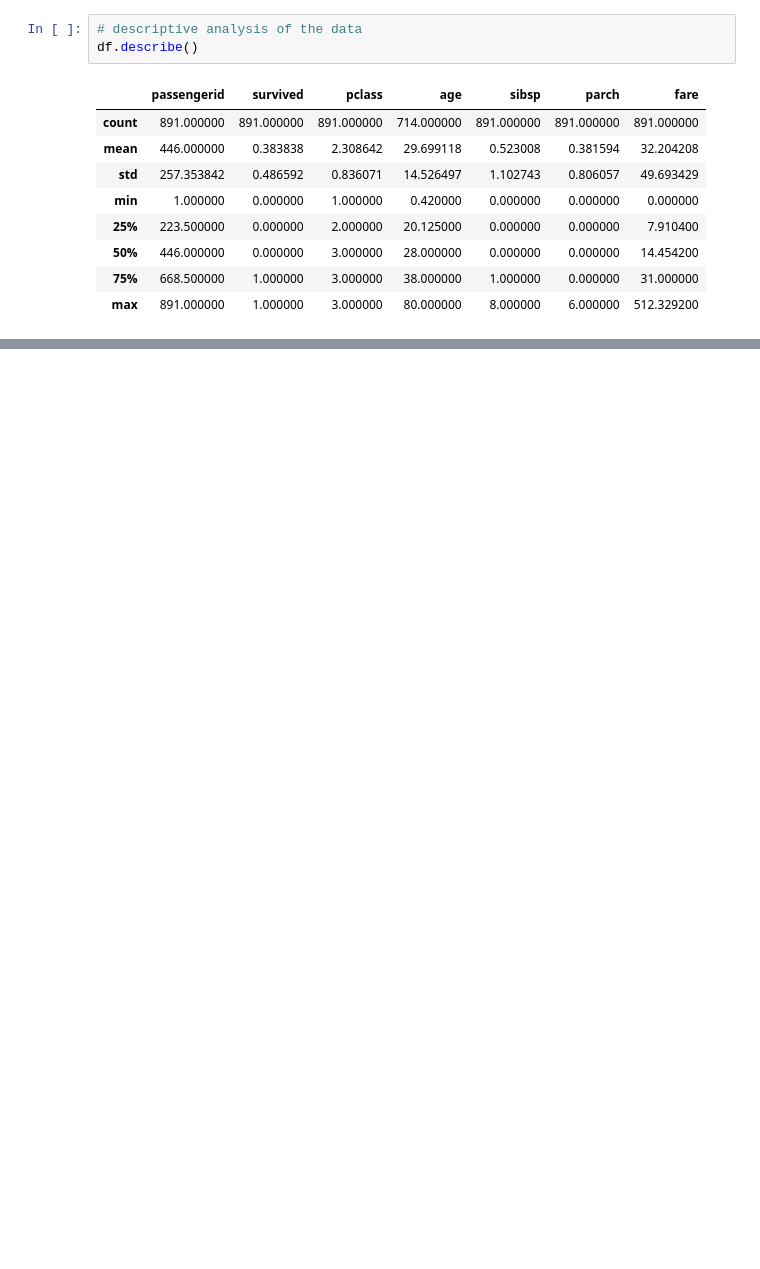
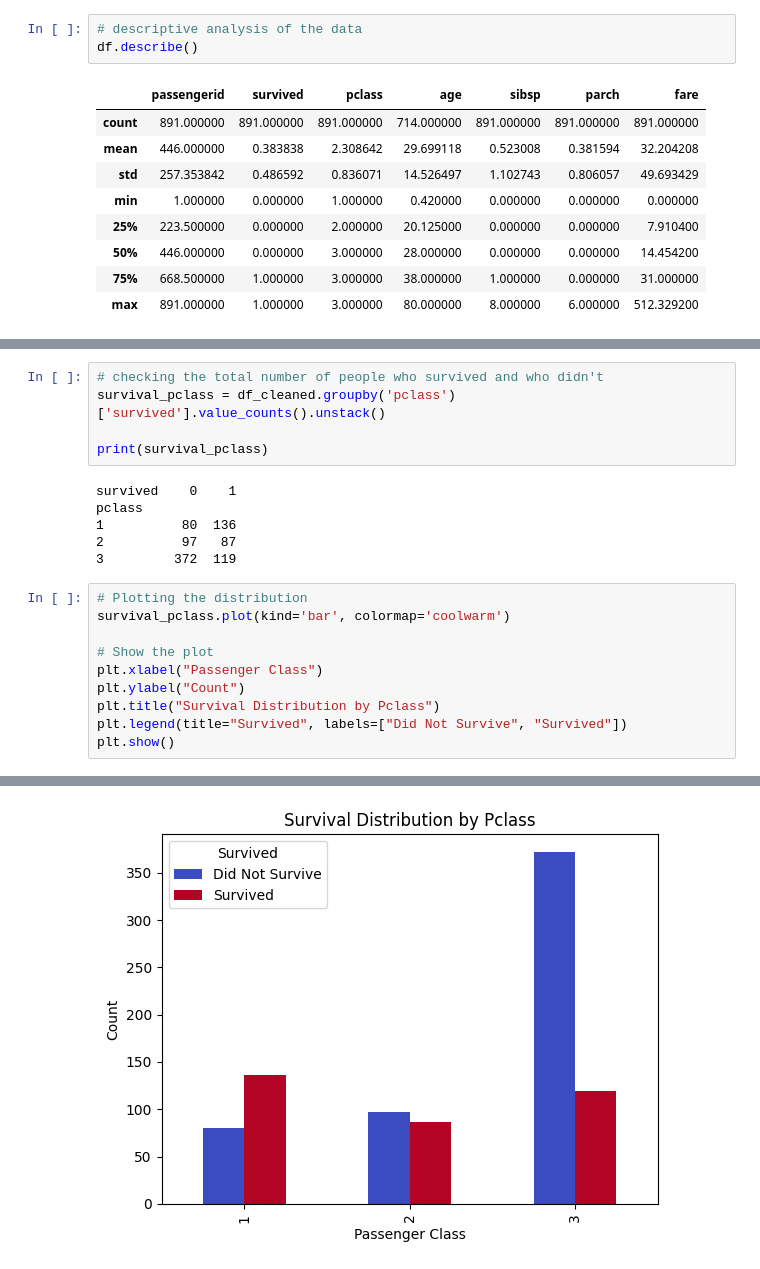
Before and after one commit to Queenzy-Ongeye/TitanicSurvivalAnalysis, a Jupyter notebook: index.ipynb, the cells around one changed output, grey strips where cells are left out. Cells and saved outputs as stored; diff of their text form; blank space fills up the shorter version.

```diff
--- a/index.ipynb
+++ b/index.ipynb
@@ -120,0 +282,22 @@ df.describe()
+# %%
+# checking the total number of people who survived and who didn't
+survival_pclass = df_cleaned.groupby('pclass')['survived'].value_counts().unstack()
+
+print(survival_pclass)
+# %% [output]
+survived    0    1
+pclass
+1          80  136
+2          97   87
+3         372  119
+# %%
+# Plotting the distribution
+survival_pclass.plot(kind='bar', colormap='coolwarm')
+
+# Show the plot
+plt.xlabel("Passenger Class")
+plt.ylabel("Count")
+plt.title("Survival Distribution by Pclass")
+plt.legend(title="Survived", labels=["Did Not Survive", "Survived"])
+plt.show()
+# %% [output]
@@ -120,0 +309 @@ df.describe()
+[figure, added]
```
Also changed, not shown: parts of 29 cells of this notebook.
